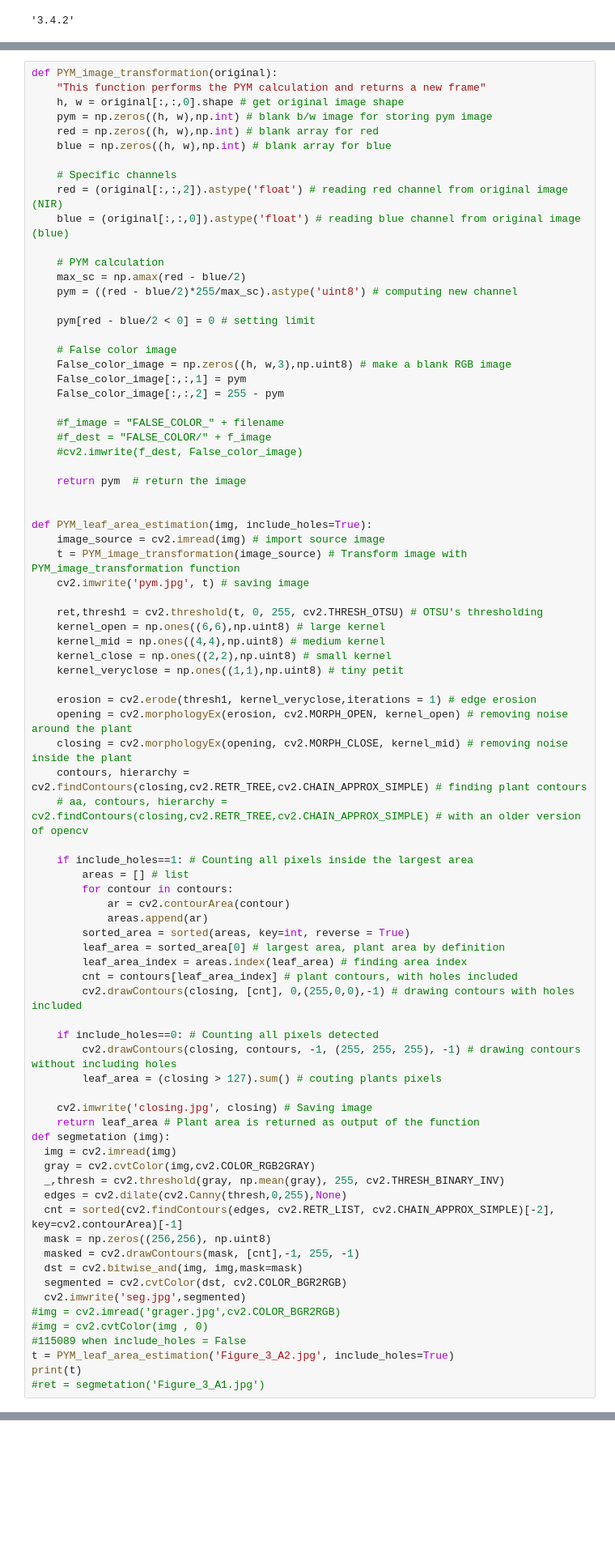
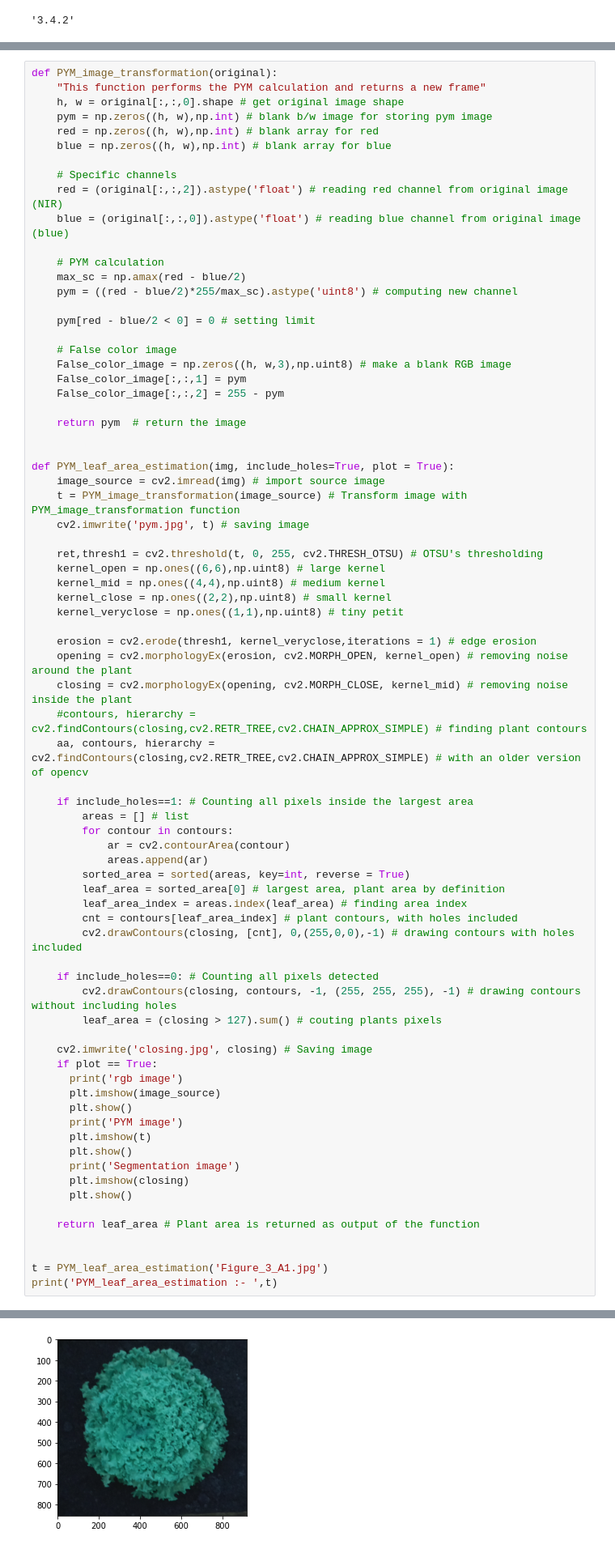
Before and after one commit to Abdelrahman26/FarmTopia-CV-Internship, a Jupyter notebook: FarmTopia-CV-Internship/Anwar/stitching_and_PYM.ipynb, the cells around one changed output, grey strips where cells are left out. Shown at 81% size. Drawn from its saved outputs; the diff is of its cells as text; blank space fills up the shorter version.

```diff
--- a/FarmTopia-CV-Internship/Anwar/stitching_and_PYM.ipynb
+++ b/FarmTopia-CV-Internship/Anwar/stitching_and_PYM.ipynb
@@ -137,14 +151,10 @@ def PYM_image_transformation(original):
     False_color_image[:,:,1] = pym
     False_color_image[:,:,2] = 255 - pym
 
-    #f_image = "FALSE_COLOR_" + filename
-    #f_dest = "FALSE_COLOR/" + f_image
-    #cv2.imwrite(f_dest, False_color_image)
-
     return pym  # return the image
 
 
-def PYM_leaf_area_estimation(img, include_holes=True):
+def PYM_leaf_area_estimation(img, include_holes=True, plot = True):
     image_source = cv2.imread(img) # import source image
     t = PYM_image_transformation(image_source) # Transform image with PYM_image_transformation function
     cv2.imwrite('pym.jpg', t) # saving image
@@ -158,8 +168,8 @@ def PYM_leaf_area_estimation(img, include_holes=True):
     erosion = cv2.erode(thresh1, kernel_veryclose,iterations = 1) # edge erosion
     opening = cv2.morphologyEx(erosion, cv2.MORPH_OPEN, kernel_open) # removing noise around the plant
     closing = cv2.morphologyEx(opening, cv2.MORPH_CLOSE, kernel_mid) # removing noise inside the plant
-    contours, hierarchy = cv2.findContours(closing,cv2.RETR_TREE,cv2.CHAIN_APPROX_SIMPLE) # finding plant contours
-    # aa, contours, hierarchy = cv2.findContours(closing,cv2.RETR_TREE,cv2.CHAIN_APPROX_SIMPLE) # with an older version of opencv
+    #contours, hierarchy = cv2.findContours(closing,cv2.RETR_TREE,cv2.CHAIN_APPROX_SIMPLE) # finding plant contours
+    aa, contours, hierarchy = cv2.findContours(closing,cv2.RETR_TREE,cv2.CHAIN_APPROX_SIMPLE) # with an older version of opencv
 
     if include_holes==1: # Counting all pixels inside the largest area
         areas = [] # list
@@ -177,22 +187,20 @@ def PYM_leaf_area_estimation(img, include_holes=True):
         leaf_area = (closing > 127).sum() # couting plants pixels
 
     cv2.imwrite('closing.jpg', closing) # Saving image
+    if plot == True:
+      print('rgb image')
+      plt.imshow(image_source)
+      plt.show()
+      print('PYM image')
+      plt.imshow(t)
+      plt.show()
+      print('Segmentation image')
+      plt.imshow(closing)
+      plt.show()
+
     return leaf_area # Plant area is returned as output of the function
-def segmetation (img):
-  img = cv2.imread(img)
-  gray = cv2.cvtColor(img,cv2.COLOR_RGB2GRAY)
-  _,thresh = cv2.threshold(gray, np.mean(gray), 255, cv2.THRESH_BINARY_INV)
-  edges = cv2.dilate(cv2.Canny(thresh,0,255),None)
-  cnt = sorted(cv2.findContours(edges, cv2.RETR_LIST, cv2.CHAIN_APPROX_SIMPLE)[-2], key=cv2.contourArea)[-1]
-  mask = np.zeros((256,256), np.uint8)
-  masked = cv2.drawContours(mask, [cnt],-1, 255, -1)
-  dst = cv2.bitwise_and(img, img,mask=mask)
-  segmented = cv2.cvtColor(dst, cv2.COLOR_BGR2RGB)
-  cv2.imwrite('seg.jpg',segmented)
-#img = cv2.imread('grager.jpg',cv2.COLOR_BGR2RGB)
-#img = cv2.cvtColor(img , 0)
-#115089 when include_holes = False
-t = PYM_leaf_area_estimation('Figure_3_A2.jpg', include_holes=True)
-print(t)
-#ret = segmetation('Figure_3_A1.jpg')
+
+
+t = PYM_leaf_area_estimation('Figure_3_A1.jpg')
+print('PYM_leaf_area_estimation :- ',t)
 # %% [output]
@@ -199,0 +208 @@ print(t)
+[figure, added]
```
Also changed, not shown: parts of 4 cells of this notebook.
